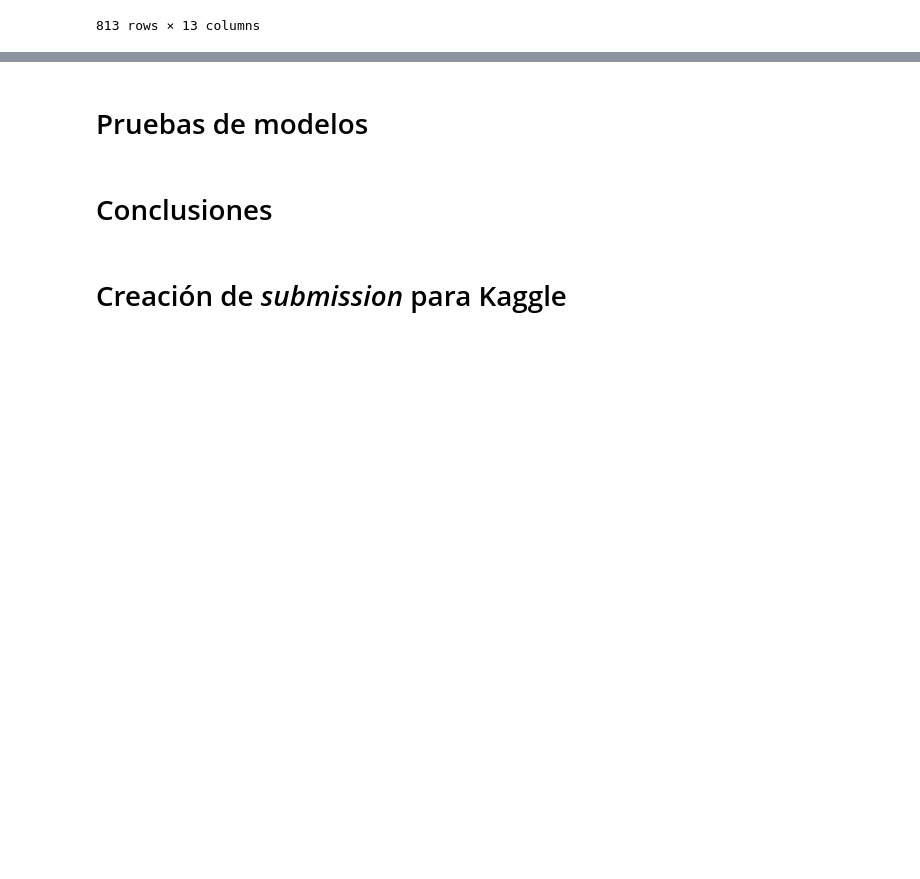
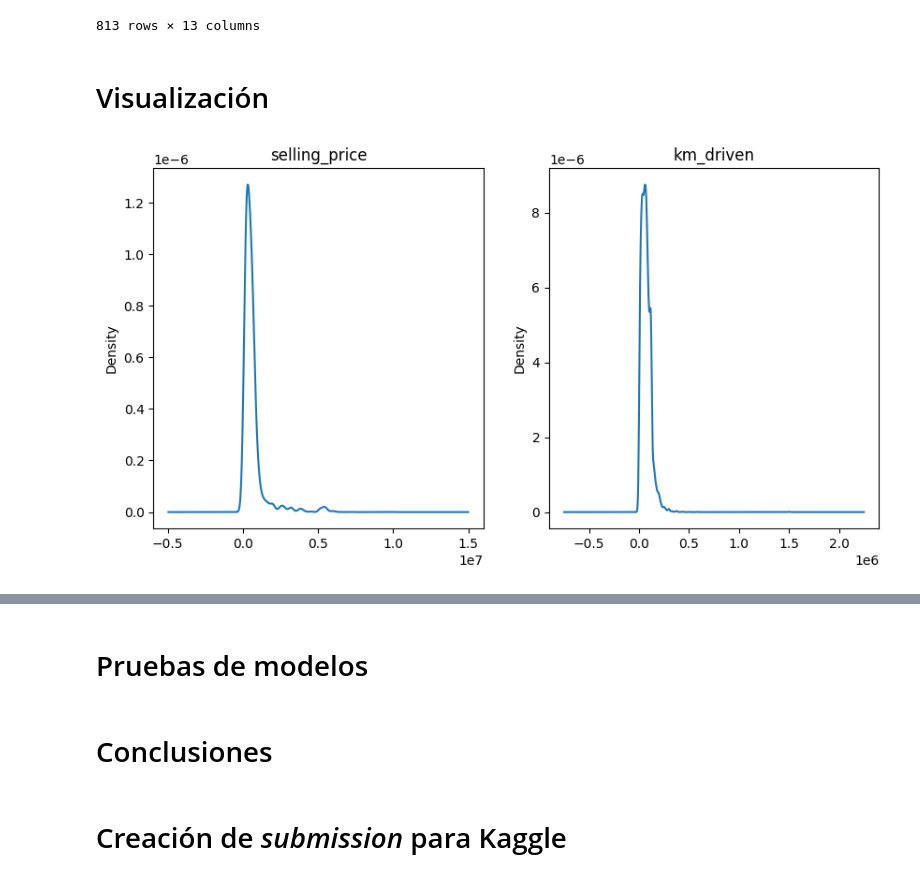
Before and after one commit to Sergio3d/CD-Core, a Jupyter notebook: tema3/practica_regresion.ipynb, the cells around one changed output, grey strips where cells are left out. Drawn from its saved outputs; the diff is of its cells as text; code cells hidden in the pictures; blank space fills up the shorter version.

```diff
--- a/tema3/practica_regresion.ipynb
+++ b/tema3/practica_regresion.ipynb
@@ -100,0 +88,15 @@ def preproceso(train_df):
+# %% [markdown]
+# Visualización
+# %%
+
+
+columnas_con= ['selling_price', 'km_driven']
+
+fig, axs = plt.subplots(nrows=1, ncols=len(columnas_con), figsize=(10,5))
+i=0
+for column in columnas_con:
+    axs[i].set_title(column)
+    train_df[column].plot.kde(ax=axs[i])
+    i+=1
+# %% [output]
+[figure, added]
```
Also changed, not shown: parts of 14 cells of this notebook.
